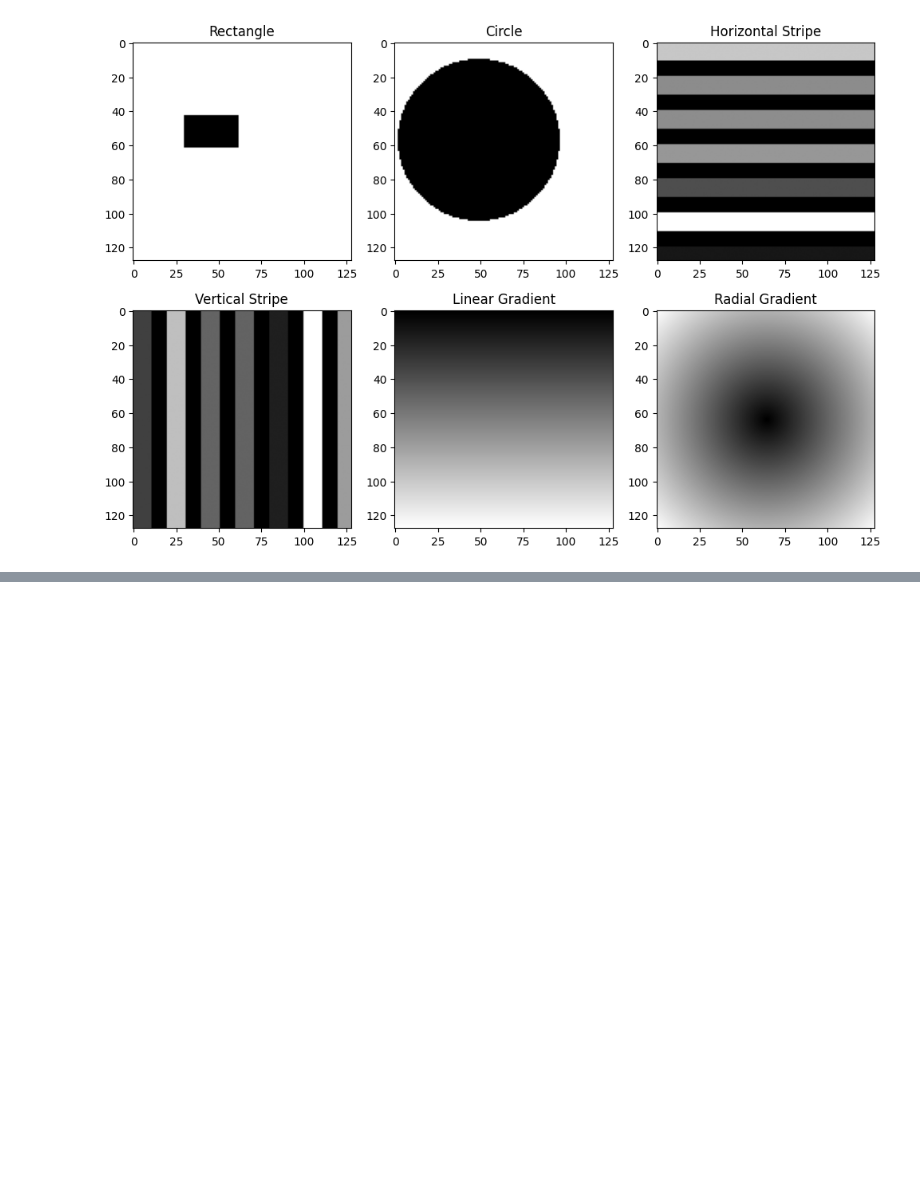
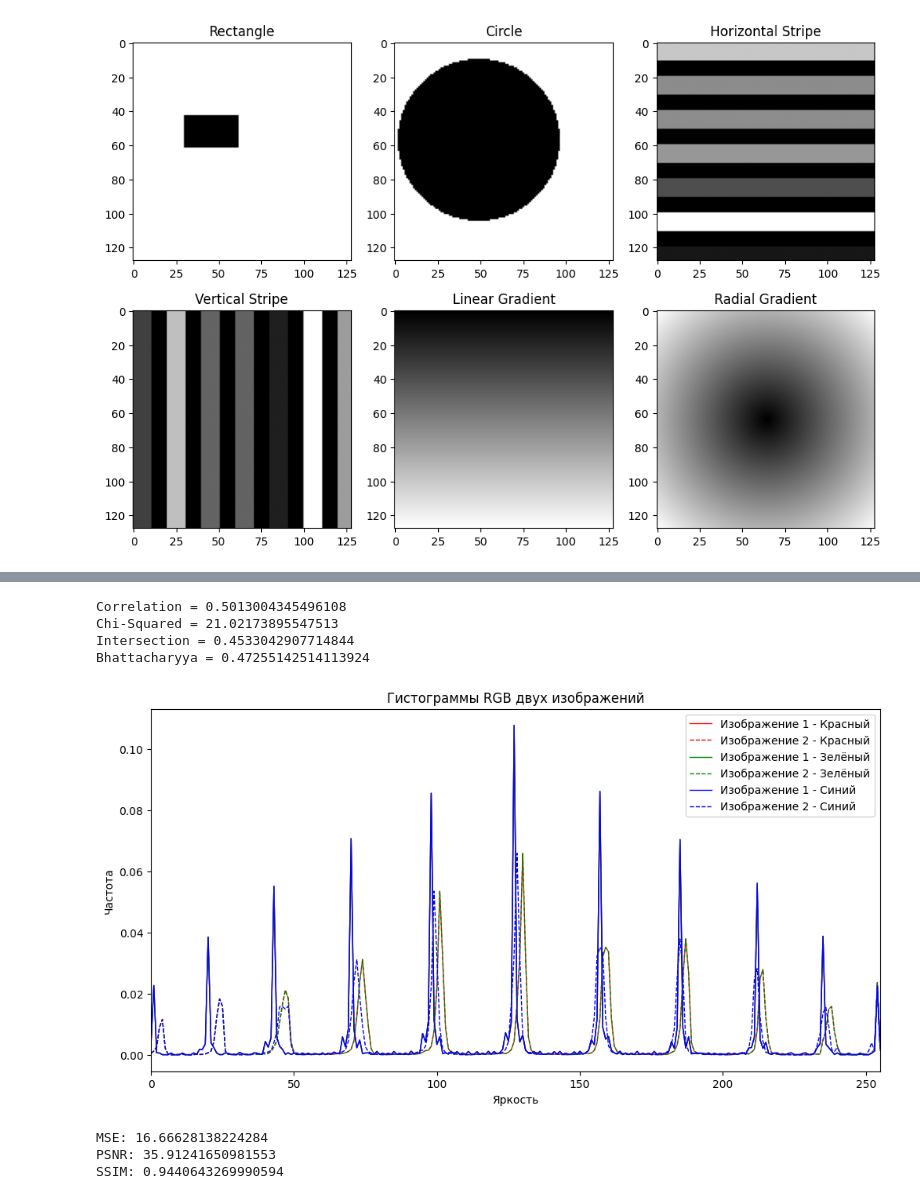
Before and after one commit to vladikslava/dataset-lines, a Jupyter notebook: датасет_полоскиЧБ.ipynb, the cells around one changed output, grey strips where cells are left out. Saved outputs shown, nothing was run; the diff lists cells and outputs as text; code cells hidden in the pictures; blank space fills up the shorter version.

```diff
--- a/датасет_полоскиЧБ.ipynb
+++ b/датасет_полоскиЧБ.ipynb
@@ -162,0 +272,78 @@ updating: content/dataset/horizontal_stripe_826.png (deflated 7%)
+# %%
+import numpy as np
+
+img_path1 = "/content/drive/MyDrive/диплом/img/ориг.jpg"
+img_path2 = "/content/drive/MyDrive/диплом/img/градиент_высокое.jpg"
+
+img1 = cv2.imread(img_path1)
+img2 = cv2.imread(img_path2)
+
+if img1 is None or img2 is None:
+    print("Ошибка при чтении изображений")
+    exit()
+
+colors = ('r', 'g', 'b')
+channel_ids = [2, 1, 0]
+labels = ['Красный', 'Зелёный', 'Синий']
+
+plt.figure(figsize=(12, 6))
+plt.title("Гистограммы RGB двух изображений")
+for i, col, label in zip(channel_ids, colors, labels):
+    hist1 = cv2.calcHist([img1], [i], None, [256], [0, 256])
+    hist1 = hist1 / hist1.sum()
+    plt.plot(hist1, color=col, linestyle='-', linewidth=1, label=f'Изображение 1 - {label}')
+
+    hist2 = cv2.calcHist([img2], [i], None, [256], [0, 256])
+    hist2 = hist2 / hist2.sum()
+    plt.plot(hist2, color=col, linestyle='--', linewidth=1, label=f'Изображение 2 - {label}')
+
+methods = {
+    'Correlation': cv2.HISTCMP_CORREL,
+    'Chi-Squared': cv2.HISTCMP_CHISQR,
+    'Intersection': cv2.HISTCMP_INTERSECT,
+    'Bhattacharyya': cv2.HISTCMP_BHATTACHARYYA
+}
+
+for name, method in methods.items():
+    score = cv2.compareHist(hist1, hist2, method)
+    print(f"{name} = {score}")
+
+plt.xlim([0, 255])
+plt.xlabel('Яркость')
+plt.ylabel('Частота')
+plt.legend()
+plt.show()
+# %% [output]
+Correlation = 0.5013004345496108
+Chi-Squared = 21.02173895547513
+Intersection = 0.4533042907714844
+Bhattacharyya = 0.47255142514113924
+[figure, added]
+# %%
+import cv2
+from skimage.metrics import mean_squared_error, peak_signal_noise_ratio, structural_similarity
+
+img_path1 = "/content/drive/MyDrive/диплом/img/ориг.jpg"
+img_path2 = "/content/drive/MyDrive/диплом/img/градиент_высокое.jpg"
+
+img1 = cv2.imread(img_path1)
+img2 = cv2.imread(img_path2)
+
+img1_rgb = cv2.cvtColor(img1, cv2.COLOR_BGR2RGB)
+img2_rgb = cv2.cvtColor(img2, cv2.COLOR_BGR2RGB)
+
+mse_value = mean_squared_error(img1_rgb, img2_rgb)
+
+psnr_value = peak_signal_noise_ratio(img1_rgb, img2_rgb, data_range=255)
+
+ssim_value, ssim_image = structural_similarity(
+    img1_rgb, img2_rgb, full=True, data_range=255, channel_axis=2
+)
+
+print(f"MSE: {mse_value}")
+print(f"PSNR: {psnr_value}")
+print(f"SSIM: {ssim_value}")
+# %% [output]
+MSE: 16.66628138224284
+PSNR: 35.91241650981553
+SSIM: 0.9440643269990594
```
Also changed, not shown: parts of 4 cells of this notebook.
